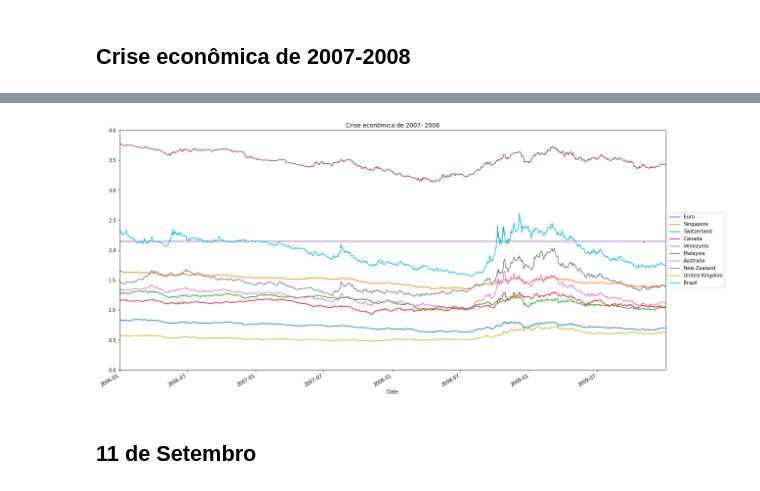
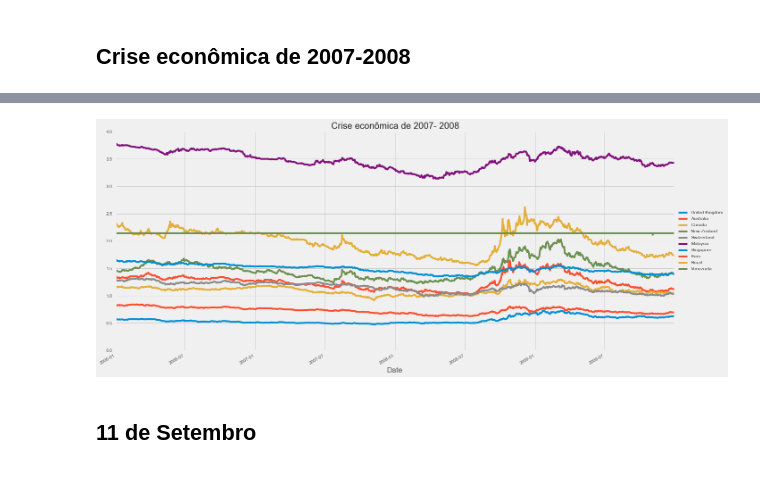
Before and after one commit to isabellefo/usdAnalysis, a Jupyter notebook: USDAnalysis.ipynb, the cells around one changed output, grey strips where cells are left out. Saved outputs shown, nothing was run; the diff lists cells and outputs as text; code cells hidden in the pictures.

```diff
--- a/USDAnalysis.ipynb
+++ b/USDAnalysis.ipynb
@@ -73,6 +73,7 @@ datetime64[ns]
 # %%
 listC = list(set(dfusd['Country']))
 # %%
+plt.style.use('fivethirtyeight')
 for c in listC:
     dfusd[dfusd['Country'] == c].plot(kind= 'line', x = 'Date', y= 'Exchange rate', label = c,
                                       ax = plt.gca(), figsize = (20,10))
@@ -92,13 +93,14 @@ print(list2008)
 # %%
+plt.style.use('fivethirtyeight')
 for c in list2008:
     dfusd[dfusd['Country'] == c].plot(kind= 'line', x = 'Date', y= 'Exchange rate', label = c,
                                       title = 'Crise econômica de 2007- 2008',
                                       ax = plt.gca(), figsize = (20,10),
                                       ylim = (0, 4)).set_xlim(left= dt.datetime(2006,1,1), right= dt.datetime(2009,12,31))
 legenda_format()
 plt.show()
 # %% [output]
-[figure, old version]
+[figure, new version]
 # %% [markdown]
 ## 11 de Setembro
 # %%
```
Also changed, not shown: parts of 13 cells of this notebook.
